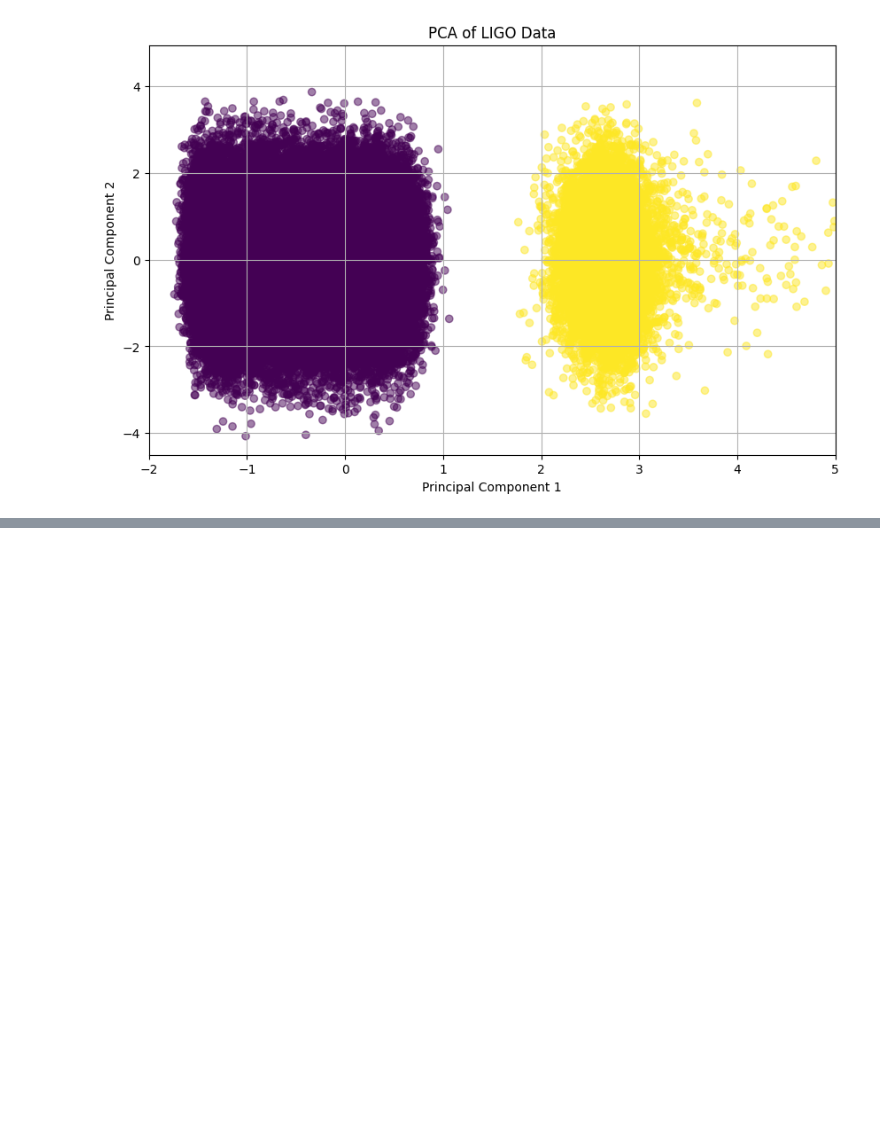
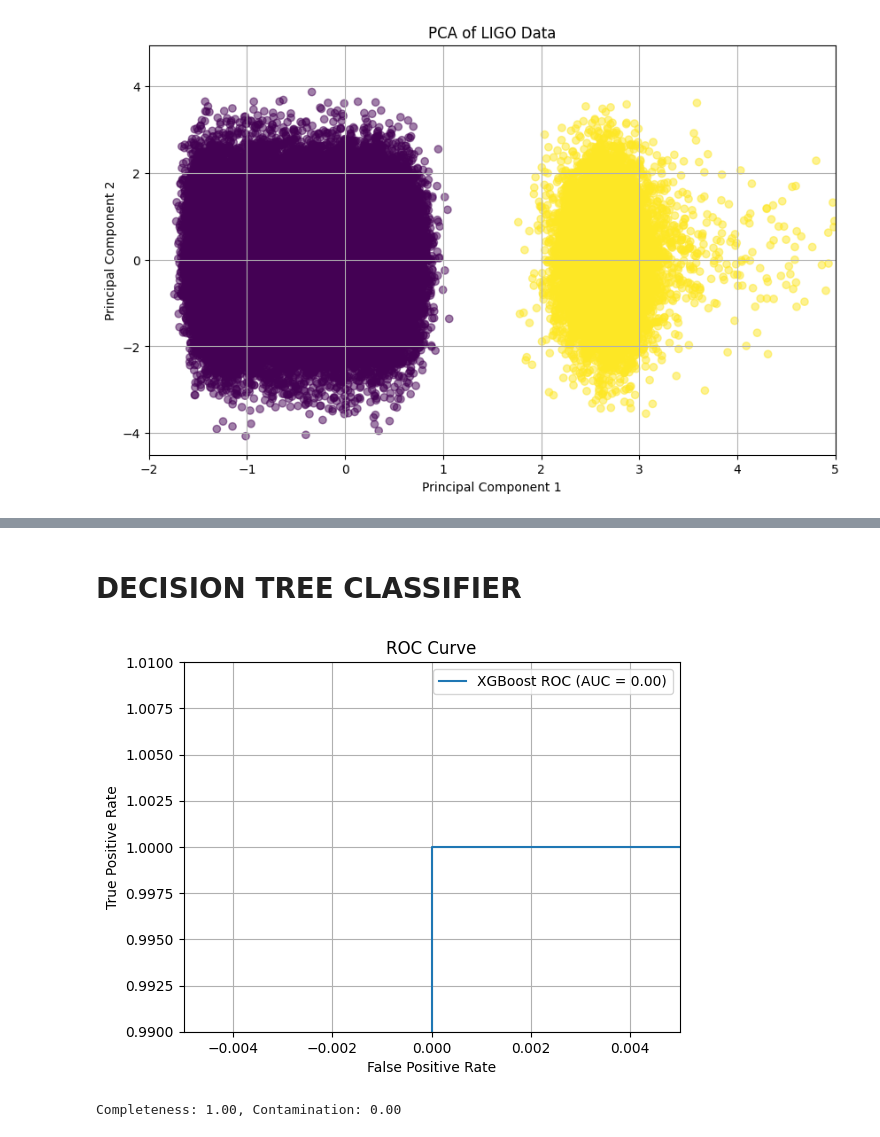
Before and after one commit to oblivion0218/ES_AstroStatistic, a Jupyter notebook: Riccardo_Bossi/lez 20/ligo.ipynb, the cells around one changed output, grey strips where cells are left out. Saved outputs shown, nothing was run; the diff lists cells and outputs as text; code cells hidden in the pictures; blank space fills up the shorter version.

```diff
--- a/Riccardo_Bossi/lez 20/ligo.ipynb
+++ b/Riccardo_Bossi/lez 20/ligo.ipynb
@@ -163,0 +266,31 @@ Completeness: 1.00, Contamination: 0.00
+# %% [markdown]
+# DECISION TREE CLASSIFIER
+# %%
+from sklearn.tree import DecisionTreeClassifier
+
+clf = DecisionTreeClassifier(random_state=0, max_depth=10,criterion='entropy')
+clf.fit(X_train, y_train)
+
+y_score = clf.predict_proba(X_test)[:,1]
+fpr, tpr, _ = roc_curve(y_test, y_score)
+roc_auc = np.trapz(fpr, tpr)
+
+plt.plot(fpr, tpr, label=f'XGBoost ROC (AUC = {roc_auc:.2f})')
+plt.xlabel("False Positive Rate")
+plt.ylabel("True Positive Rate")
+plt.title("ROC Curve")
+plt.legend()
+plt.grid(True)
+plt.xlim(-0.005, 0.005)
+plt.ylim(0.99, 1.01)
+plt.show()
+
+y_pred = clf.predict(X_test)
+tn, fp, fn, tp = confusion_matrix(y_test, y_pred).ravel()
+completeness = tp / (tp + fn)
+contamination = fp / (tp + fp)
+
+print(f"Completeness: {completeness:.2f}, Contamination: {contamination:.2f}")
+# %% [output]
+[figure, added]
+Completeness: 1.00, Contamination: 0.00
```
Also changed, not shown: parts of 18 cells of this notebook, 3 other files.
